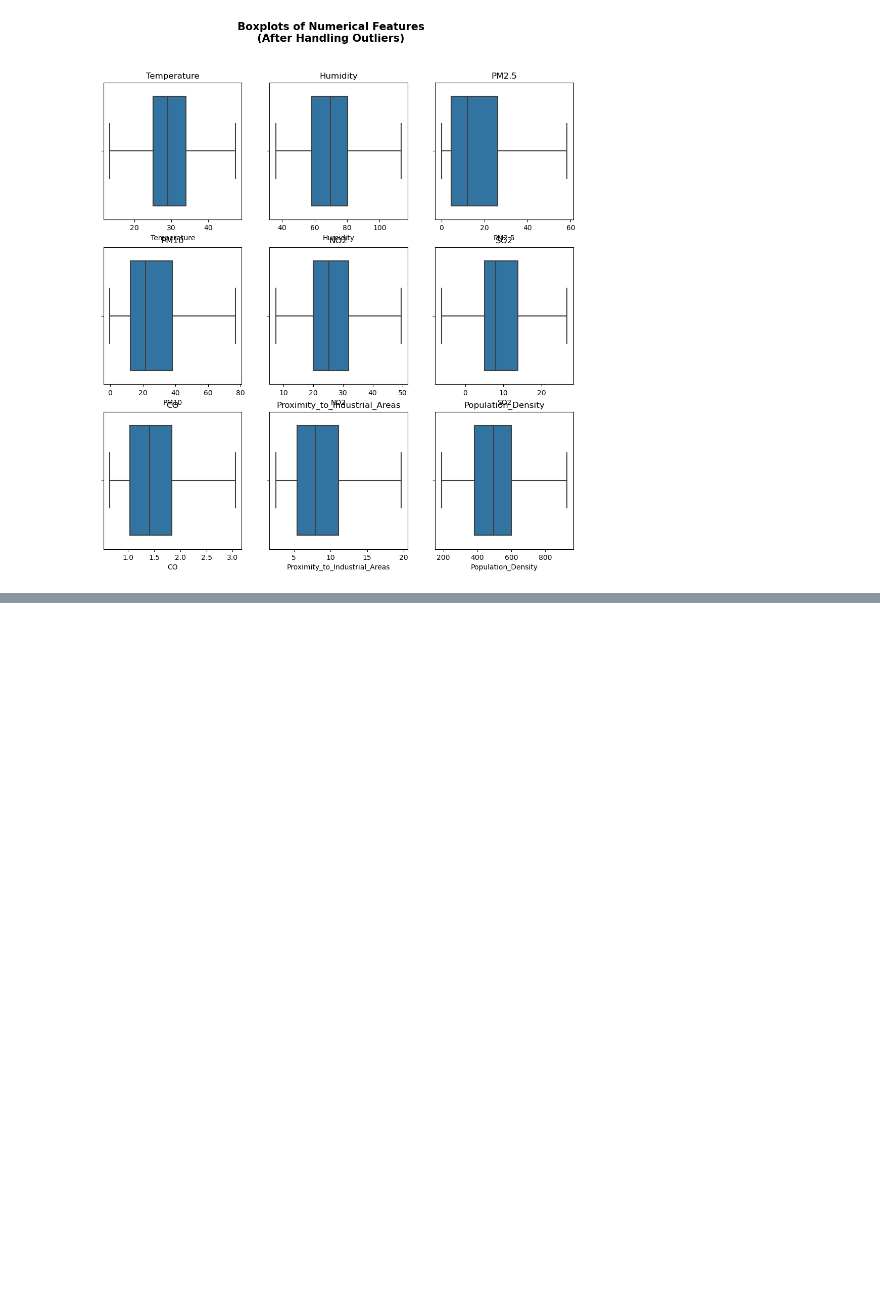
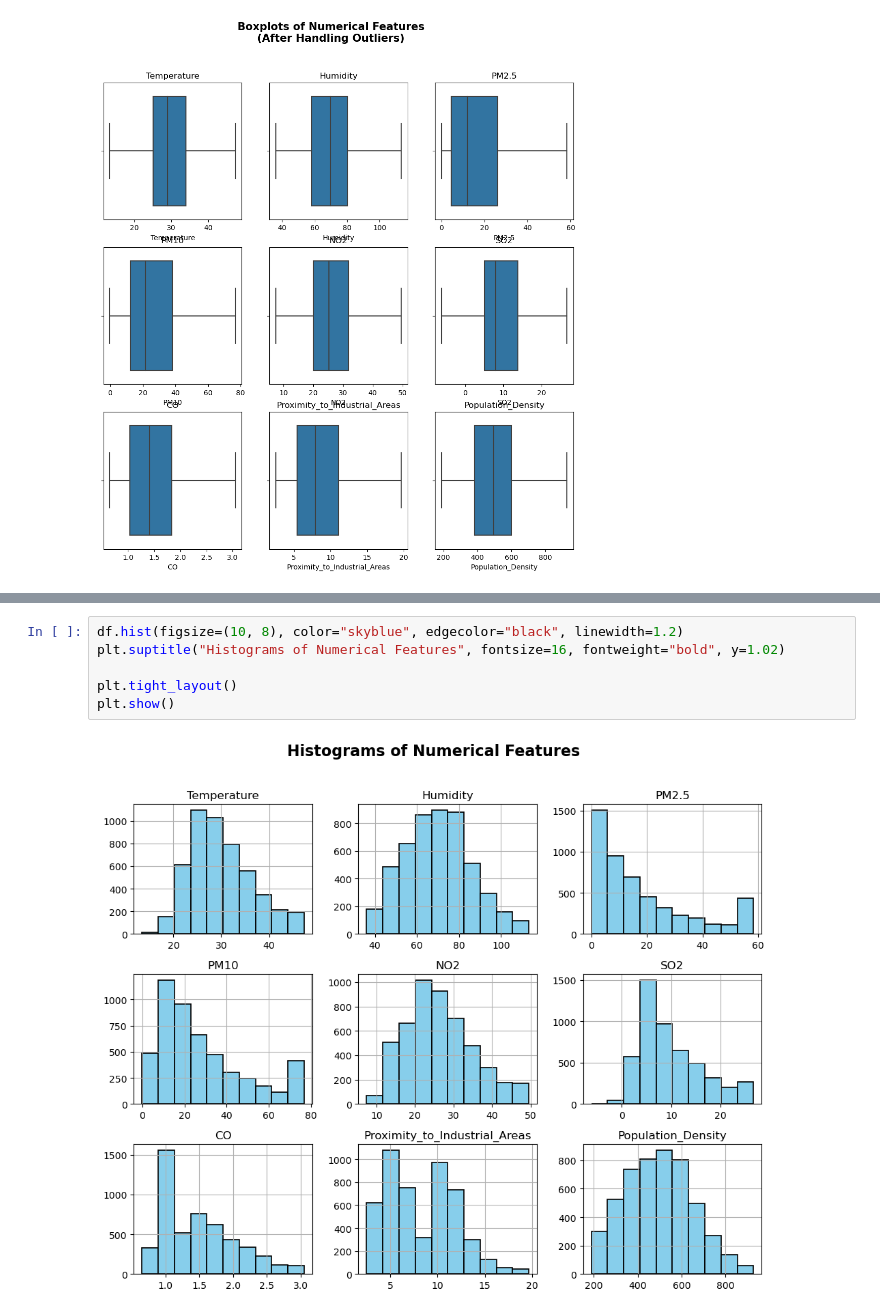
Before and after one commit to ayberkozcan/classification-exercises, a Jupyter notebook: Analyzing Air Quality/classification_air_quality.ipynb, the cells around one changed output, grey strips where cells are left out. Saved outputs shown, nothing was run; the diff lists cells and outputs as text; blank space fills up the shorter version.

Commit message:
Visualizations

```diff
--- a/Analyzing Air Quality/classification_air_quality.ipynb
+++ b/Analyzing Air Quality/classification_air_quality.ipynb
@@ -125,0 +142,8 @@ plt.show()
+# %%
+df.hist(figsize=(10, 8), color="skyblue", edgecolor="black", linewidth=1.2)
+plt.suptitle("Histograms of Numerical Features", fontsize=16, fontweight="bold", y=1.02)
+
+plt.tight_layout()
+plt.show()
+# %% [output]
+[figure, added]
```
Also changed, not shown: parts of 6 cells of this notebook.
